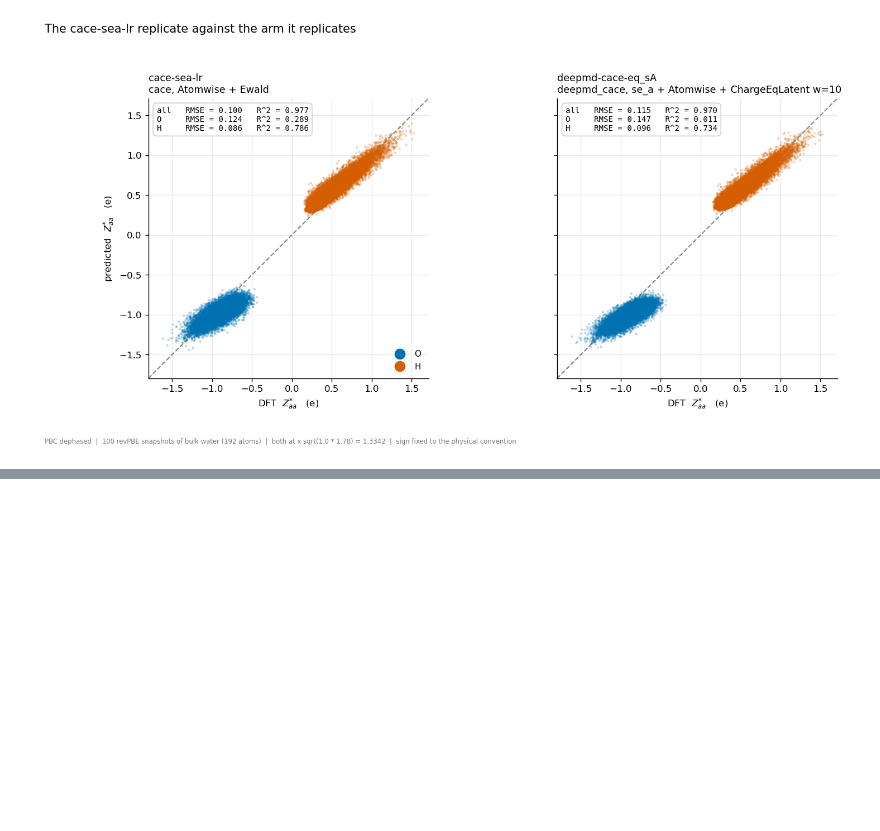
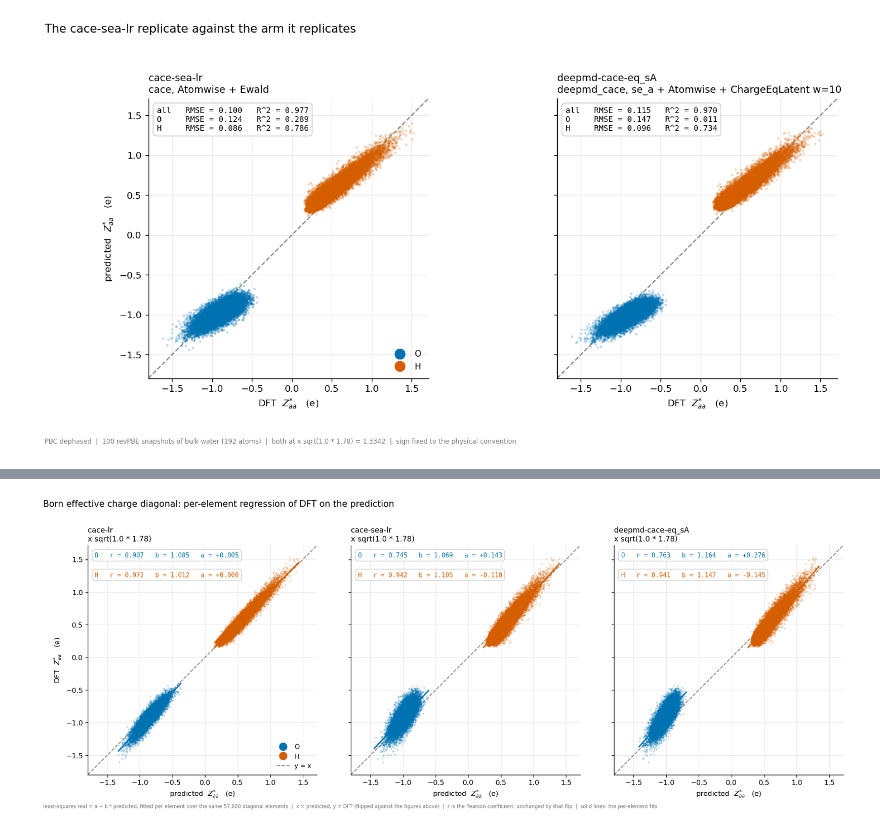
Before and after one commit to MeiShuDU/deepmd-les, a Jupyter notebook: desc_bridging/bec_scatter_pred_dft.ipynb, the cells around one changed output, grey strips where cells are left out. Drawn from its saved outputs; the diff is of its cells as text; code cells hidden in the pictures; blank space fills up the shorter version.

```diff
--- a/workspace/bec_scatter_pred_dft.ipynb
+++ b/desc_bridging/bec_scatter_pred_dft.ipynb
@@ -14,7 +14,7 @@ import os, sys
 os.environ.setdefault("CUDA_VISIBLE_DEVICES", "")
 os.environ.setdefault("DEEPMD_CACE_DEVICE", "cpu")
 
-WS = "/root/app/deepmd-les/deepmd-les/workspace"
+WS = "/root/app/deepmd-les/deepmd-les/desc_bridging"
 sys.path.insert(0, WS)
 
 import numpy as np
@@ -475,0 +527,53 @@ The block-end model `model-4.pth` scores `Z*_O = -1.012`, `Z*_H = +0.520`, O RMS
+# %%
+from matplotlib.lines import Line2D
+
+lo = min(min(p.min() for _, p, _, _ in REGRESSION_ARMS), dft_cace.min(), dft_b.min())
+hi = max(max(p.max() for _, p, _, _ in REGRESSION_ARMS), dft_cace.max(), dft_b.max())
+pad = 0.06 * (hi - lo)
+lo, hi = lo - pad, hi + pad
+
+fig, axes = plt.subplots(1, 3, figsize=(16.4, 6.2), dpi=120, sharex=True, sharey=True)
+for ax, (name, p, d, ef) in zip(axes, REGRESSION_ARMS):
+    ax.plot([lo, hi], [lo, hi], color="#888888", lw=1.3, ls="--", zorder=1)
+    for e in ("O", "H"):
+        m = ef == e
+        f = fits[name][e]
+        ax.scatter(p[m], d[m], s=6, alpha=0.28, color=COLORS[e], edgecolors="none",
+                   zorder=3)
+        xs = np.array([p[m].min(), p[m].max()])
+        ax.plot(xs, f["b"] * xs + f["a"], color=COLORS[e], lw=2.0, alpha=0.95, zorder=4)
+    ax.set_xlim(lo, hi)
+    ax.set_ylim(lo, hi)
+    ax.set_aspect("equal")
+    ax.set_title(f"{name}\nx sqrt(1.0 * 1.78)", fontsize=10.5, loc="left")
+    ax.grid(color="#e8e8e8", lw=0.8, zorder=0)
+    ax.set_axisbelow(True)
+    for s in ("top", "right"):
+        ax.spines[s].set_visible(False)
+    ax.set_xlabel(r"predicted  $Z^{*}_{aa}$   (e)")
+    for i, e in enumerate(("O", "H")):
+        f = fits[name][e]
+        ax.text(0.03, 0.97 - 0.085 * i,
+                f"{e}   r = {f['r']:.3f}   b = {f['b']:.3f}   a = {f['a']:+.3f}",
+                transform=ax.transAxes, va="top", ha="left", fontsize=9,
+                family="monospace", color=COLORS[e],
+                bbox=dict(boxstyle="round,pad=0.4", fc="white", ec="#d0d0d0"))
+
+axes[0].set_ylabel(r"DFT  $Z^{*}_{aa}$   (e)")
+axes[0].legend(
+    handles=[Line2D([], [], marker="o", ls="", color=COLORS[e], markersize=6, label=e)
+             for e in ("O", "H")]
+    + [Line2D([], [], color="#888888", lw=1.3, ls="--", label="y = x")],
+    loc="lower right", frameon=False, fontsize=9, markerscale=1.8)
+
+fig.suptitle("Born effective charge diagonal: per-element regression of DFT on the prediction",
+             fontsize=12.5, x=0.012, ha="left", y=0.995)
+fig.text(0.012, 0.014,
+         "least-squares real = a + b * predicted, fitted per element over the same 57,600 diagonal elements  |  "
+         "x = predicted, y = DFT (flipped against the figures above)  |  "
+         "r is the Pearson coefficient, unchanged by that flip  |  solid lines: the per-element fits",
+         fontsize=7, color="#777777")
+plt.tight_layout(rect=(0, 0.095, 1, 0.925))
+plt.show()
+# %% [output]
+[figure, added]
```
Also changed, not shown: parts of 6 cells of this notebook, 36 other files.
